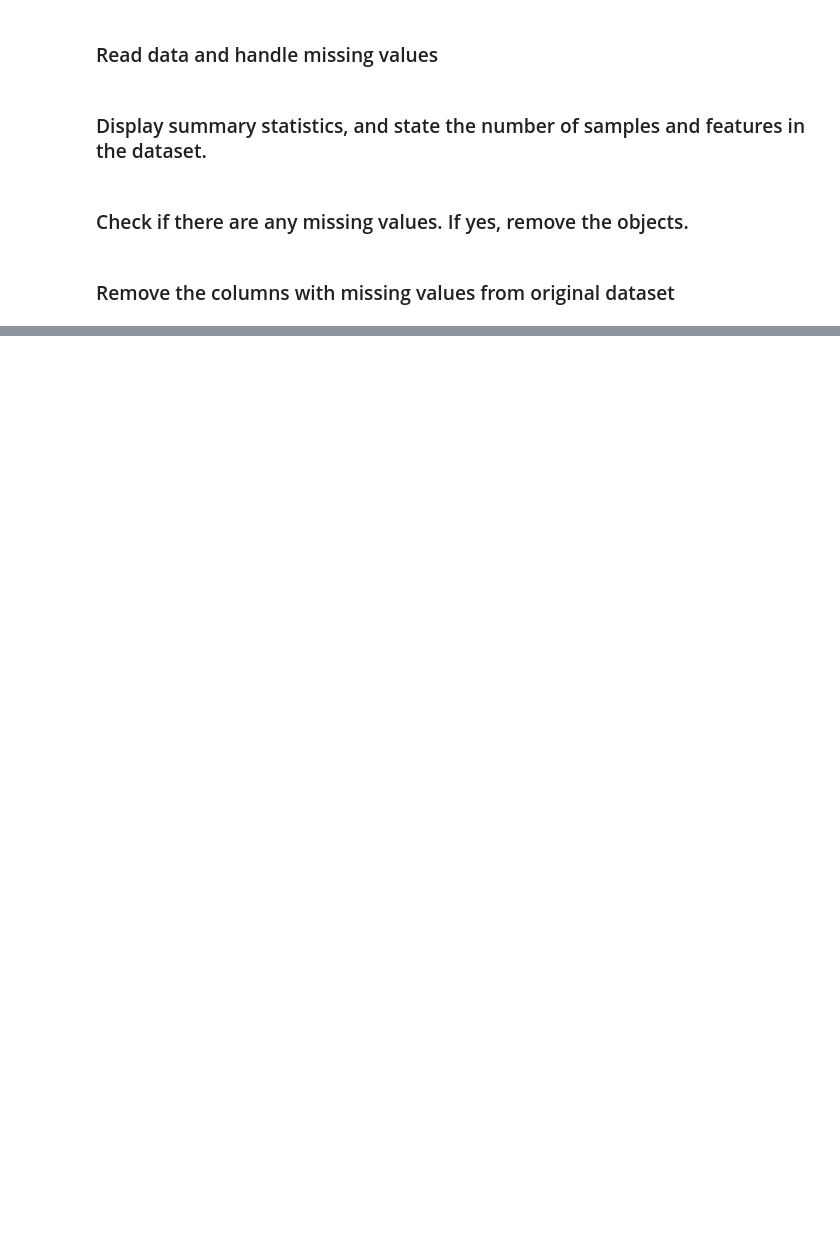
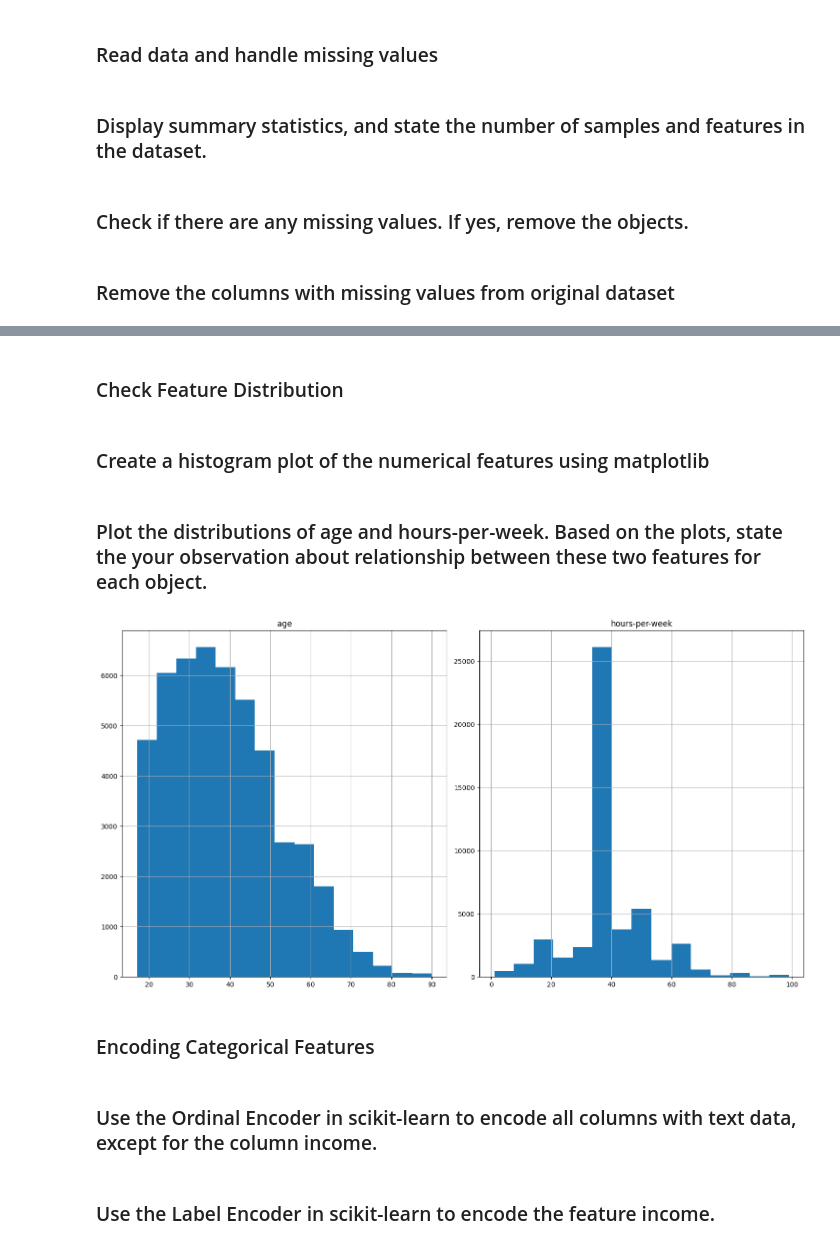
Before and after one commit to SkyyeDLR/Data_Mining, a Jupyter notebook: Homework_1a_code/Homework_Code.ipynb, the cells around one changed output, grey strips where cells are left out. Cells and saved outputs as stored; diff of their text form; code cells hidden in the pictures; blank space fills up the shorter version.

Commit message:
Completed Exercise 2 in predicting the income of a person based on the provided dataset.

```diff
--- a/Homework_1a_code/Homework_Code.ipynb
+++ b/Homework_1a_code/Homework_Code.ipynb
@@ -39,0 +46,11 @@ data_drop_cols.describe()
+# %%
+import pandas as pd
+import numpy as np
+import matplotlib.pyplot as plt
+from sklearn.preprocessing import OrdinalEncoder, LabelEncoder
+from sklearn.preprocessing import StandardScaler
+from sklearn.model_selection import train_test_split
+
+data_read = pd.read_csv("NewYork_1980_data.csv")
+
+print("Shape:", data_read.shape)
@@ -39,0 +97,7 @@ data_drop_cols.describe()
+# %%
+print(data_read.isnull().sum(), "\n\n")
+
+data_read_clean = data_read.copy()
+data_read_clean = data_read_clean.dropna()
+
+print("Shape after dropping rows:", data_read_clean.shape)
@@ -39,0 +124,18 @@ data_drop_cols.describe()
+# %% [markdown]
+### Check Feature Distribution
+# %% [markdown]
+### Create a histogram plot of the numerical features using matplotlib
+# %%
+numerical_cols = ['age', 'hours-per-week']
+# %% [markdown]
+### Plot the distributions of age and hours-per-week. Based on the plots, state the your observation about relationship between these two features for each object.
+# %%
+data_read_clean[numerical_cols].hist(figsize=(15, 8), bins=15)
+plt.tight_layout()
+plt.show()
+# %% [output]
+[figure, added]
+# %% [markdown]
+### Encoding Categorical Features
+# %% [markdown]
+### Use the Ordinal Encoder in scikit-learn to encode all columns with text data, except for the column income.
@@ -39,0 +150,2 @@ data_drop_cols.describe()
+# %% [markdown]
+### Use the Label Encoder in scikit-learn to encode the feature income.
```
Also changed, not shown: parts of 22 cells of this notebook.
